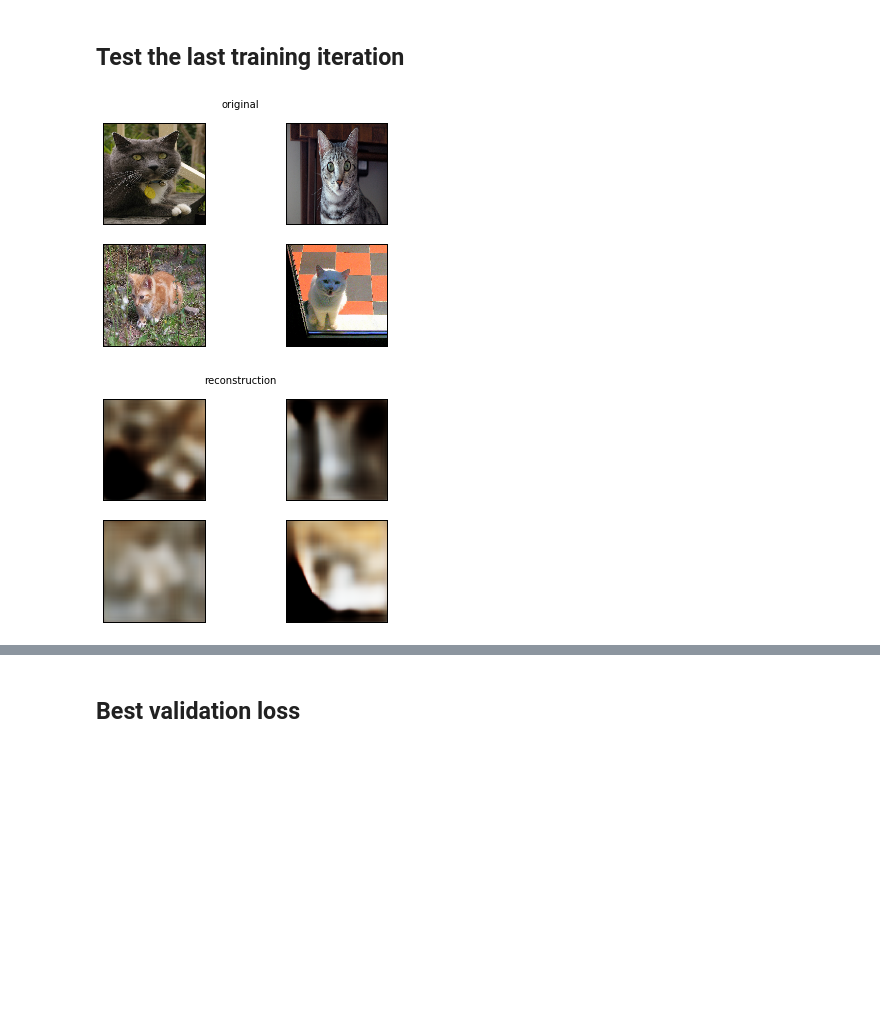
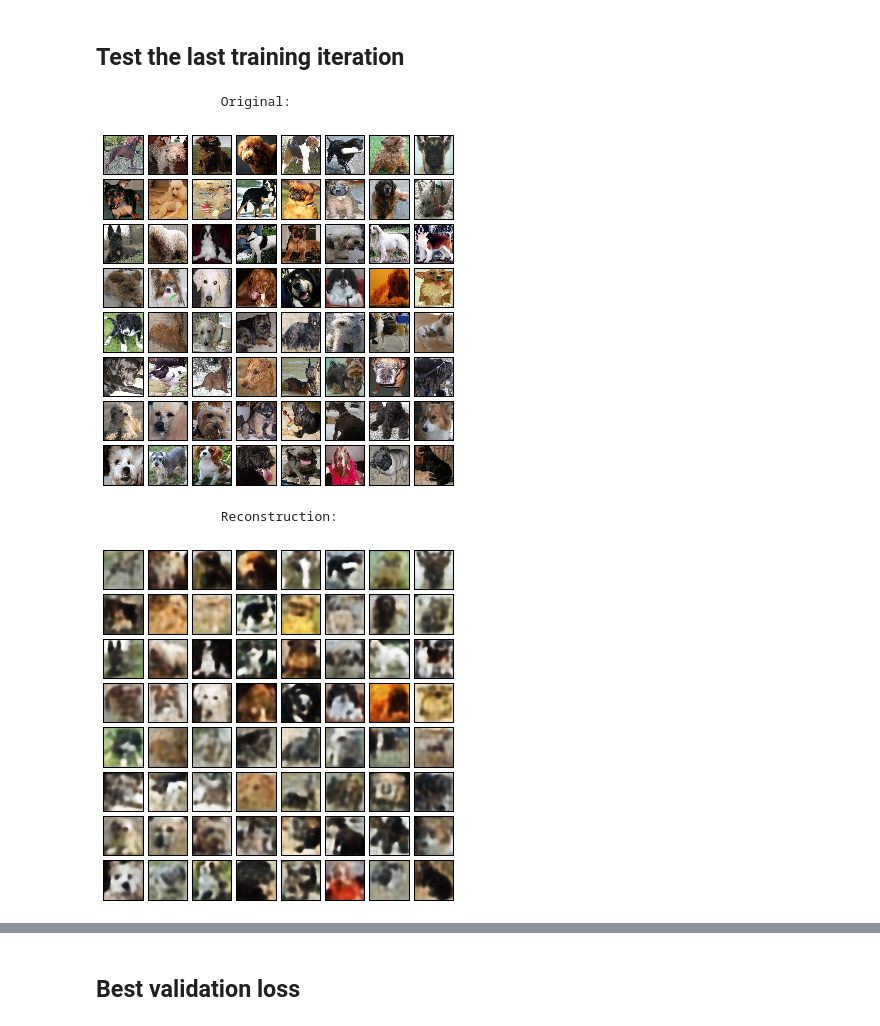
Before and after one commit to cpfpengfei/dogGenerator, a Jupyter notebook: kerasCat.ipynb, the cells around one changed output, grey strips where cells are left out. Saved outputs shown, nothing was run; the diff lists cells and outputs as text; code cells hidden in the pictures; blank space fills up the shorter version.

Commit message:
Got things working fairly well on cropped dog images.

```diff
--- a/kerasCat.ipynb
+++ b/kerasCat.ipynb
@@ -18,10 +18,11 @@ Using TensorFlow backend.
 
 Load the data, create a training/validation split. Save the split to a file to help with continuation of training.
 # %%
-trainFresh = True
+trainFresh = False
 
 if ( trainFresh ):
-    catFiles = np.array( glob('./cats/*.jpg') )
+    #catFiles = np.array( glob('./cats/*.jpg') )
+    catFiles = np.array( glob('/home/baxter/Desktop/MLbook/DogClassifier/trainCrop/*.jpg') )
 
     valFrac = 0.1
     n = len(catFiles)
@@ -40,10 +41,12 @@ else:
 # %% [markdown]
 ## Set some parameters
 # %%
-batchSize = 32
-codeSize  = 128
-imgSize   = 200
-filters   = 32
+batchSize = 16
+codeSize  = 2048
+imgSize   = 256
+filters   = 64
+
+colour = 3
 
 factor = imgSize * imgSize
 # %% [markdown]
@@ -124,15 +151,17 @@ VAE.compile( optimizer = opt, loss = None )
 ## Train the model
 # %%
 if ( not trainFresh ):
-    VAE.load_weights( "weights/catGen.hdf5" )
+    VAE.load_weights( "weights/dogGen.hdf5" )
 
-earlyStoper  = EarlyStopping( patience = 30, verbose = 5 )
-checkPointer = ModelCheckpoint( filepath = "weights/catGen.hdf5", verbose = 1, save_best_only = True )
+earlyStopper = EarlyStopping( patience = 50, verbose = 1 )
+checkPointer = ModelCheckpoint( filepath = "weights/dogGen.hdf5", save_best_only = True, verbose = 1 )
+rateReduce   = ReduceLROnPlateau( monitor = 'val_loss', factor = 0.5, patience = 20, cooldown = 5 )
 
 losses = VAE.fit_generator( genBatch( train, batchSize, imgSize, True ),
                    validation_data = genBatch( val, batchSize, imgSize, False ),
-                   epochs = 10,
-                   validation_steps = len(val)//batchSize,
-                   steps_per_epoch  = len(train)//batchSize,
-                   callbacks = [ earlyStoper, checkPointer ] )
+                   epochs = 5000,
+                   validation_steps = len(val)   // batchSize,
+                   steps_per_epoch  = len(train) // batchSize,
+                   callbacks = [ earlyStopper, checkPointer ] )
+                   #callbacks = [ earlyStopper, checkPointer, rateReduce ] )
 # %% [output]
@@ -162,12 +191,17 @@ plotLosses( losses.history )
 # %% [markdown]
 ## Test the last training iteration
 # %%
-catSample, _ = next( genBatch( val, 4, imgSize = imgSize ) )
+catSample, _ = next( genBatch( val, 64, imgSize = imgSize ) )
 recon   = VAE.predict( catSample )
 
-plotGrid( catSample, "original" )
-plotGrid( recon, "reconstruction" )
+print( "\n\t\tOriginal:" )
+plotGrid( catSample, "", (5, 5) )
+
+print( "\n\t\tReconstruction:" )
+plotGrid( recon, "", (5, 5) )
 # %% [output]
+                Original:
-[figure, old version]
+[figure, new version]
+                Reconstruction:
-[figure, old version]
+[figure, new version]
 # %%
```
Also changed, not shown: parts of 11 cells of this notebook, 7 other files.
